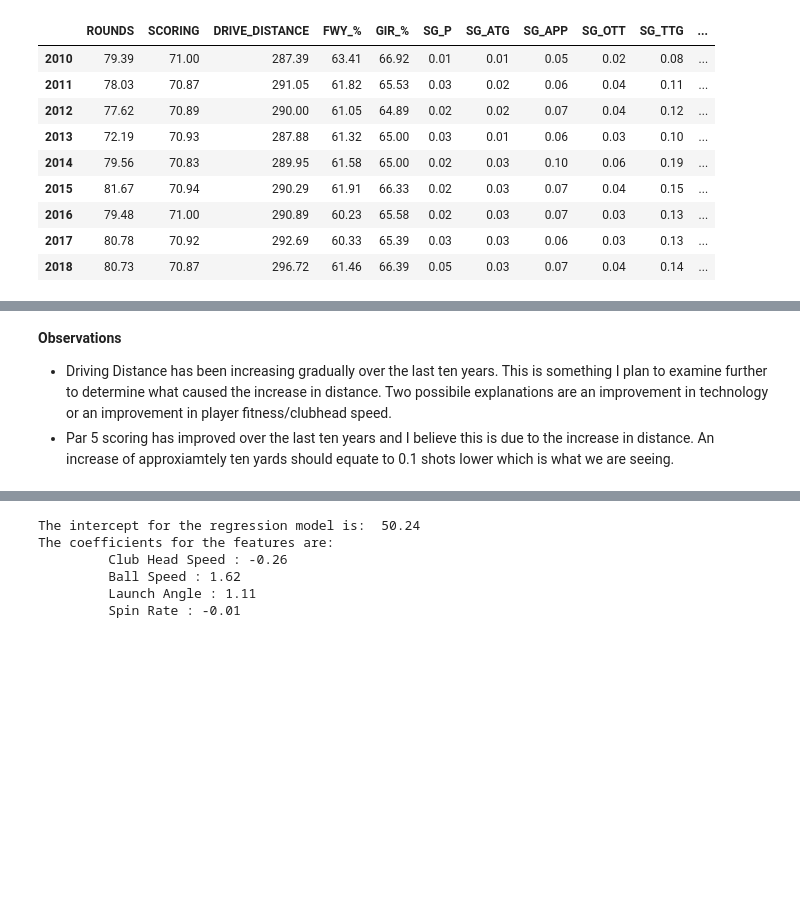
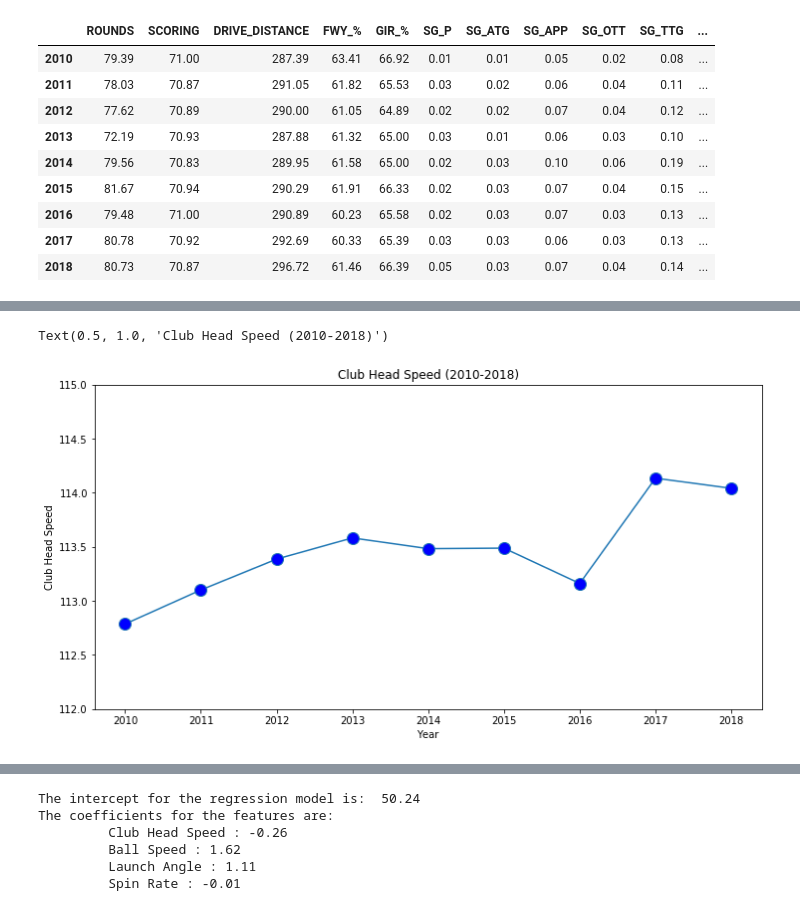
Before and after one commit to jonathannocek/pga-data-analysis, a Jupyter notebook: pga_data_analysis.ipynb, the cells around one changed output, grey strips where cells are left out. Drawn from its saved outputs; the diff is of its cells as text; code cells hidden in the pictures; blank space fills up the shorter version.

```diff
--- a/pga_data_analysis.ipynb
+++ b/pga_data_analysis.ipynb
@@ -682,5 +689,10 @@ Text(0.5, 1.0, 'Driving Distance (2010-2018)')
-# %% [markdown]
-**Observations**
-
-- Driving Distance has been increasing gradually over the last ten years. This is something I plan to examine further to determine what caused the increase in distance. Two possibile explanations are an improvement in technology or an improvement in player fitness/clubhead speed.
-- Par 5 scoring has improved over the last ten years and I believe this is due to the increase in distance. An increase of approxiamtely ten yards should equate to 0.1 shots lower which is what we are seeing.
+# %%
+plt.figure(figsize=(12, 6))
+plt.plot(df.groupby('Year').mean()['Club Head Speed'], marker='o', markerfacecolor='blue', markersize = 12)
+plt.xlabel('Year')
+plt.ylim(ymin = 112, ymax=115)
+plt.ylabel('Club Head Speed')
+plt.title('Club Head Speed (2010-2018)')
+# %% [output]
+Text(0.5, 1.0, 'Club Head Speed (2010-2018)')
+[figure, added]
```
Also changed, not shown: parts of 59 cells of this notebook.
